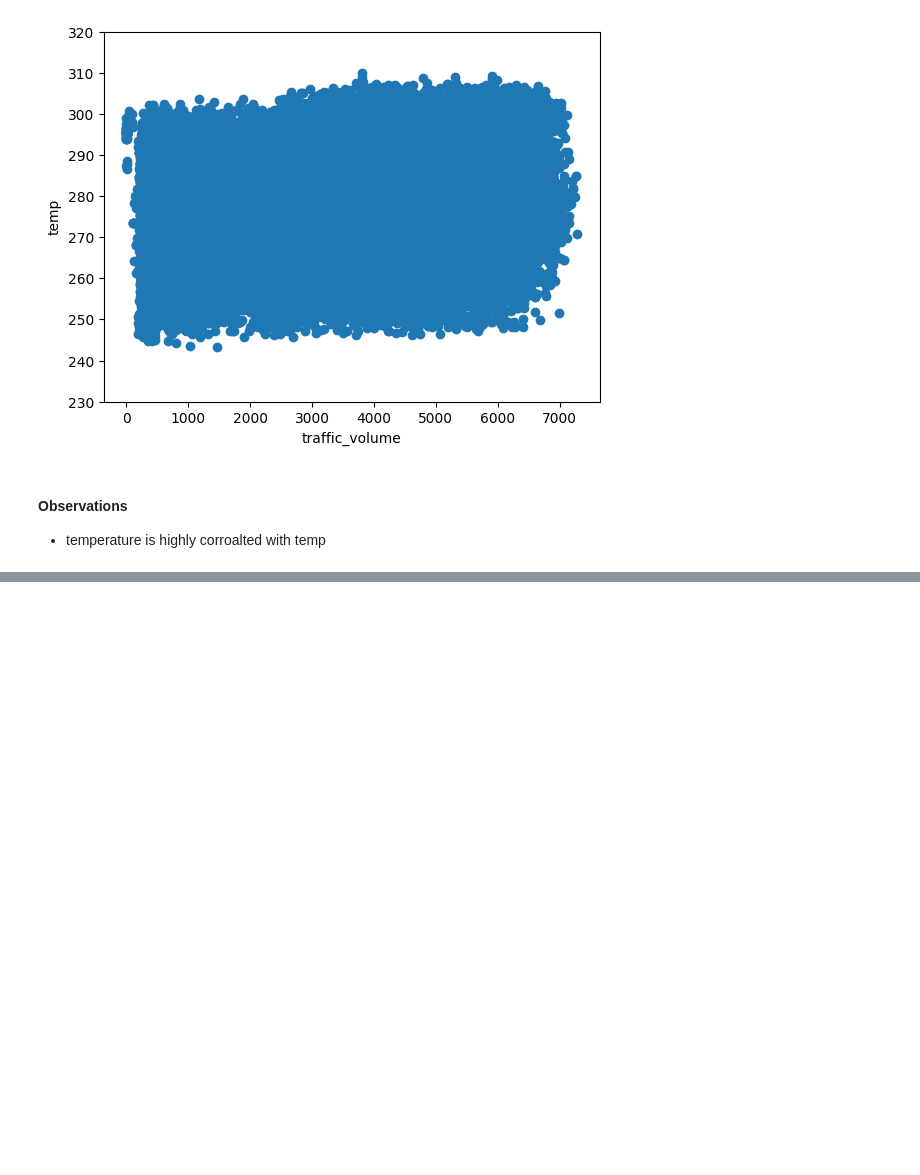
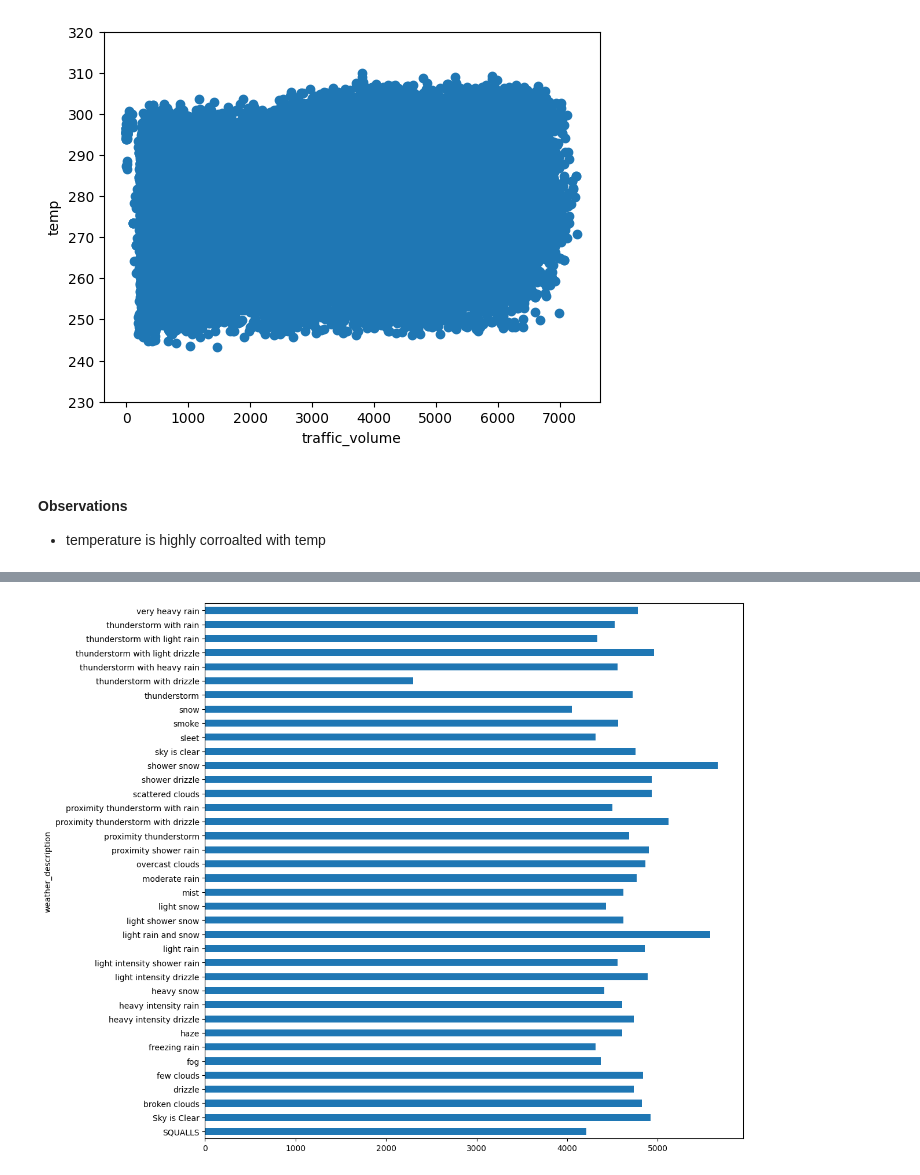
Before and after one commit to slp22/dataquest-projects, a Jupyter notebook: 2_2_dataquest-interstate-traffic-volume.ipynb, the cells around one changed output, grey strips where cells are left out. Cells and saved outputs as stored; diff of their text form; code cells hidden in the pictures; blank space fills up the shorter version.

```diff
--- a/2_2_dataquest-interstate-traffic-volume.ipynb
+++ b/2_2_dataquest-interstate-traffic-volume.ipynb
@@ -414,0 +454,8 @@ plt.show()
+# %%
+# plot traffic volume of by_weather_description
+
+plt.figure(figsize=(12,12))
+by_weather_description['traffic_volume'].plot.barh()
+plt.show()
+# %% [output]
+[figure, added]
```
Also changed, not shown: parts of 8 cells of this notebook.
